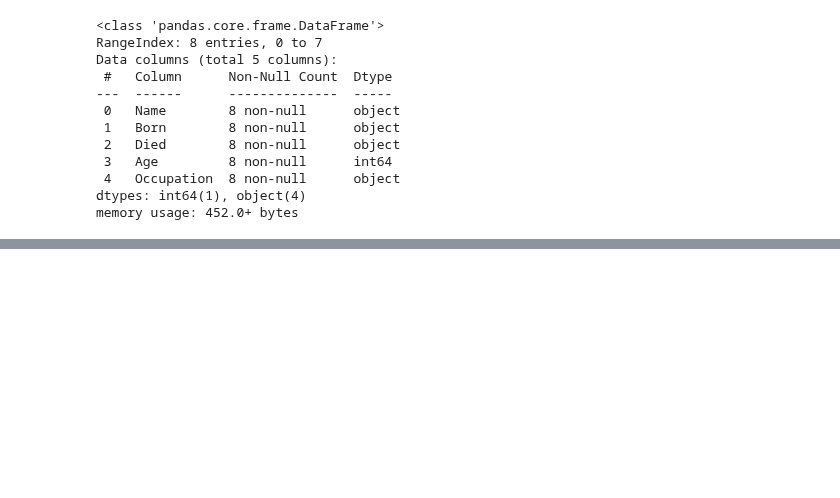
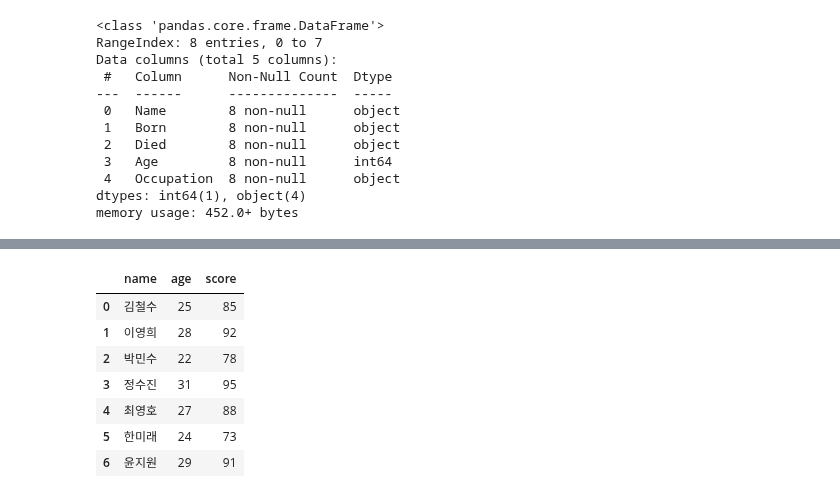
Before and after one commit to zdeik/hipython_rep, a Jupyter notebook: 13.판다스.ipynb, the cells around one changed output, grey strips where cells are left out. Saved outputs shown, nothing was run; the diff lists cells and outputs as text; code cells hidden in the pictures; blank space fills up the shorter version.

```diff
--- a/13.판다스.ipynb
+++ b/13.판다스.ipynb
@@ -200,0 +286,13 @@ sci1.tail(3)
+# %%
+# columns 속성으로 모든 열 이름 한번에 변경
+df.columns = ['name', 'age', 'score']
+df
+# %% [output]
+|  | name | age | score |
+| 0 | 김철수 | 25 | 85 |
+| 1 | 이영희 | 28 | 92 |
+| 2 | 박민수 | 22 | 78 |
+| 3 | 정수진 | 31 | 95 |
+| 4 | 최영호 | 27 | 88 |
+| 5 | 한미래 | 24 | 73 |
+| 6 | 윤지원 | 29 | 91 |
```
Also changed, not shown: parts of 13 cells of this notebook, 1 other file.
